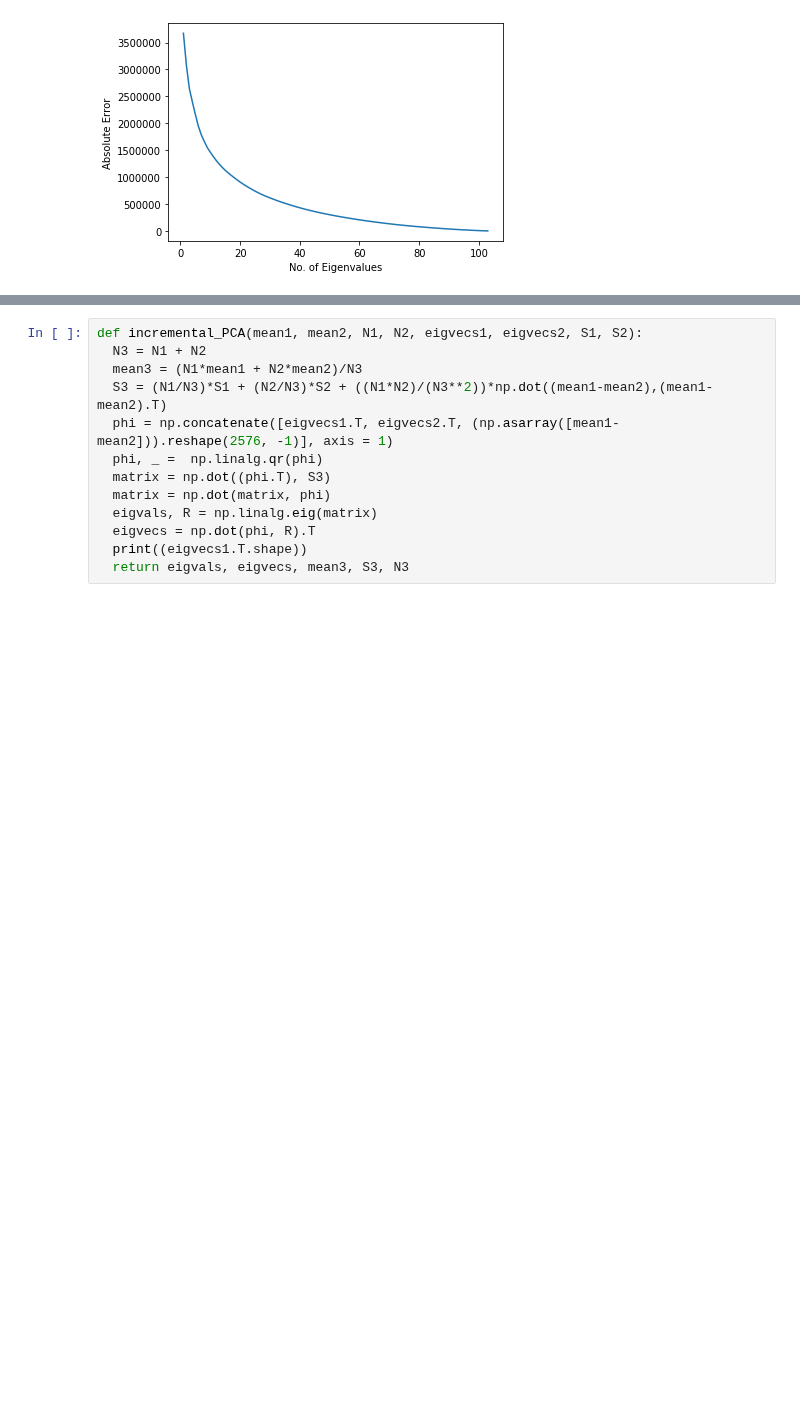
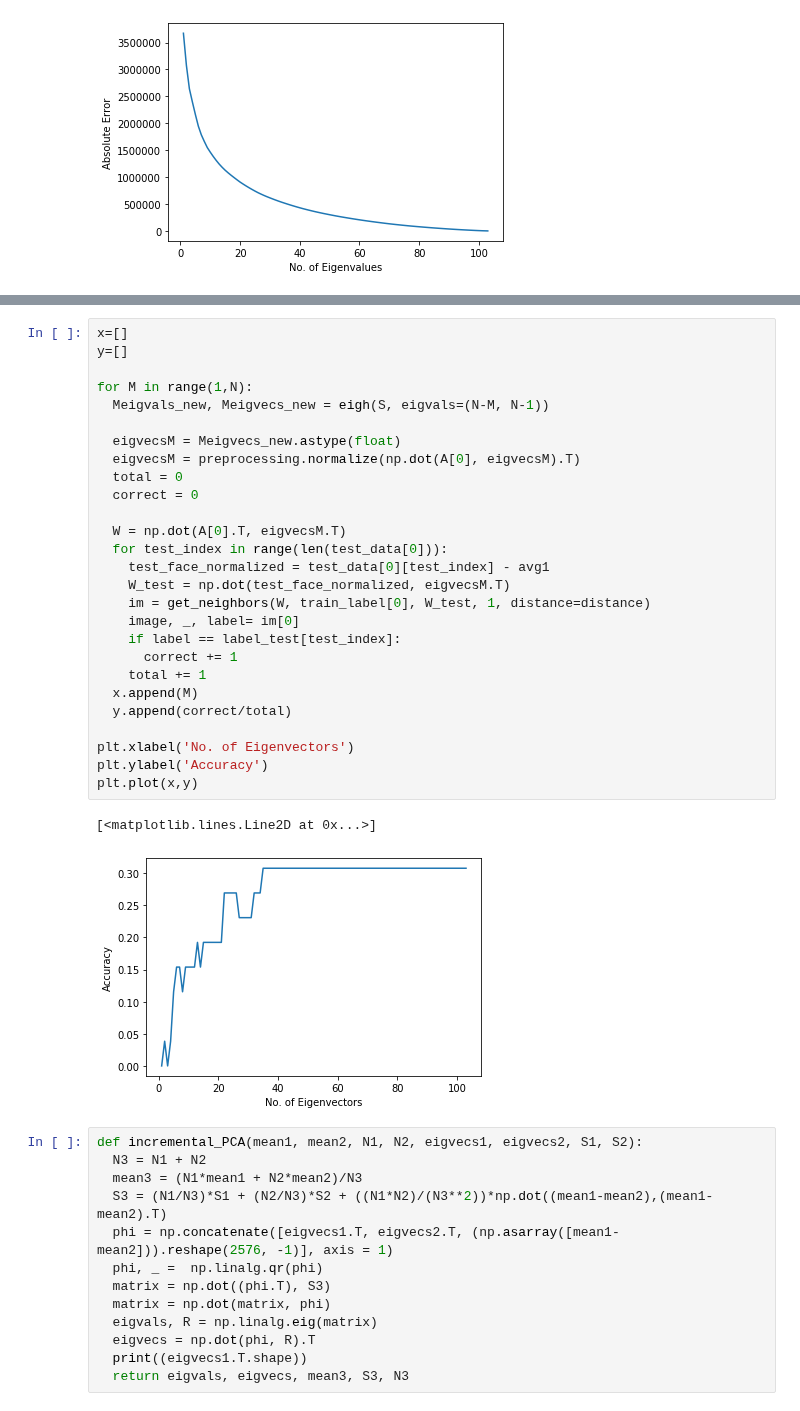
Before and after one commit to pedromonteiro18/Pattern_Recognition, a Jupyter notebook: Coursework.ipynb, the cells around one changed output, grey strips where cells are left out. Cells and saved outputs as stored; diff of their text form; blank space fills up the shorter version.

```diff
--- a/Coursework.ipynb
+++ b/Coursework.ipynb
@@ -273,3 +280,33 @@ plt.plot(x,y)
+# %%
+x=[]
+y=[]
+
+for M in range(1,N):
+  Meigvals_new, Meigvecs_new = eigh(S, eigvals=(N-M, N-1))
+
+  eigvecsM = Meigvecs_new.astype(float)
+  eigvecsM = preprocessing.normalize(np.dot(A[0], eigvecsM).T)
+  total = 0
+  correct = 0
+
+  W = np.dot(A[0].T, eigvecsM.T)
+  for test_index in range(len(test_data[0])):
+    test_face_normalized = test_data[0][test_index] - avg1
+    W_test = np.dot(test_face_normalized, eigvecsM.T)
+    im = get_neighbors(W, train_label[0], W_test, 1, distance=distance)
+    image, _, label= im[0]
+    if label == label_test[test_index]:
+      correct += 1
+    total += 1
+  x.append(M)
+  y.append(correct/total)
+
+plt.xlabel('No. of Eigenvectors')
+plt.ylabel('Accuracy')
+plt.plot(x,y)
+# %% [output]
+[<matplotlib.lines.Line2D at 0x...>]
+[figure, added]
 # %%
 def incremental_PCA(mean1, mean2, N1, N2, eigvecs1, eigvecs2, S1, S2):
   N3 = N1 + N2
```
Also changed, not shown: parts of 2 cells of this notebook.
